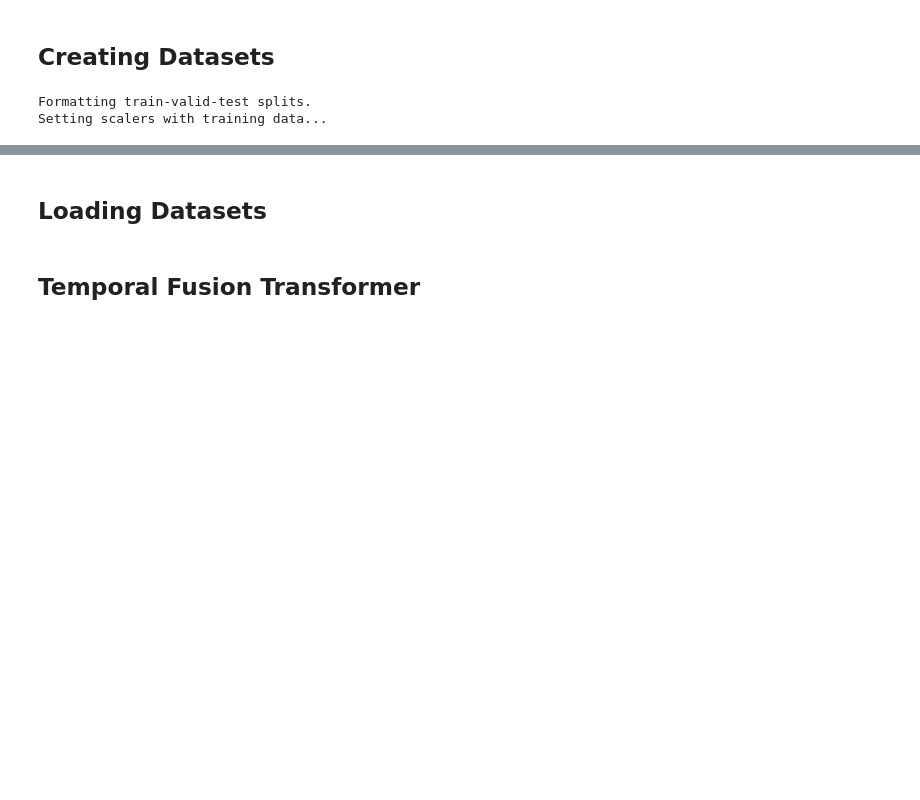
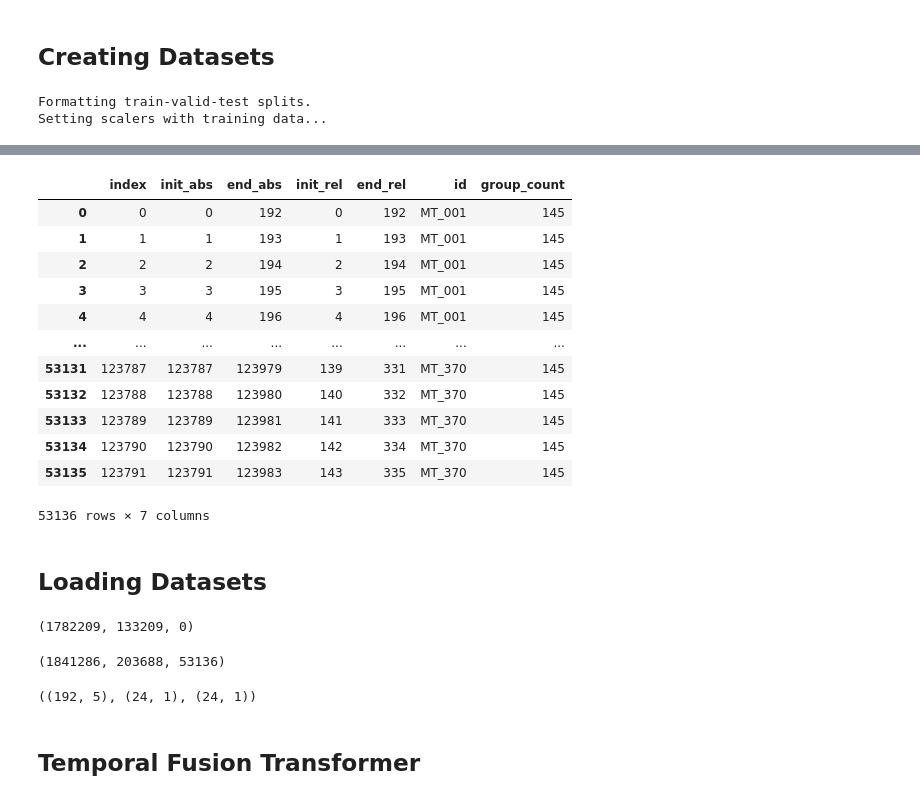
Before and after one commit to sktime/pytorch-forecasting, a Jupyter notebook: training_tft.ipynb, the cells around one changed output, grey strips where cells are left out. Saved outputs shown, nothing was run; the diff lists cells and outputs as text; code cells hidden in the pictures; blank space fills up the shorter version.

```diff
--- a/training_tft.ipynb
+++ b/training_tft.ipynb
@@ -64,0 +189,4 @@ Setting scalers with training data...
+# %%
+df_index_rel_init = g[['categorical_id']].transform(lambda x: x.reset_index(drop=True).index) \
+                        .rename(columns={'categorical_id':'init_rel'})
+df_index_rel_init
@@ -64,0 +207,4 @@ Setting scalers with training data...
+# %%
+df_index_rel_end = g[['categorical_id']].transform(lambda x: x.reset_index(drop=True).index+data_formatter.get_time_steps()) \
+                .rename(columns={'categorical_id':'end_rel'})
+df_index_rel_end
@@ -64,0 +229,4 @@ Setting scalers with training data...
+# %%
+df_total_count = g[['categorical_id']].transform(lambda x: x.shape[0] - data_formatter.get_time_steps() + 1) \
+                .rename(columns = {'categorical_id':'group_count'})
+df_total_count
@@ -64,0 +247,7 @@ Setting scalers with training data...
+# %%
+new_test = pd.concat([df_index_abs,
+                       df_index_rel_init,
+                       df_index_rel_end,
+                       test[['id']],
+                       df_total_count], axis = 1).reset_index(drop = True)
+new_test
@@ -65,9 +268,37 @@ Setting scalers with training data...
+# %%
+new_test[new_test.end_rel < test.groupby(['categorical_id']).apply(lambda x: x.shape[0]).mean()].reset_index()
+# %% [output]
+|  | index | init_abs | end_abs | init_rel | end_rel | id | group_count |
+| 0 | 0 | 0 | 192 | 0 | 192 | MT_001 | 145 |
+| 1 | 1 | 1 | 193 | 1 | 193 | MT_001 | 145 |
+| 2 | 2 | 2 | 194 | 2 | 194 | MT_001 | 145 |
+| 3 | 3 | 3 | 195 | 3 | 195 | MT_001 | 145 |
+| 4 | 4 | 4 | 196 | 4 | 196 | MT_001 | 145 |
+| ... | ... | ... | ... | ... | ... | ... | ... |
+| 53131 | 123787 | 123787 | 123979 | 139 | 331 | MT_370 | 145 |
+| 53132 | 123788 | 123788 | 123980 | 140 | 332 | MT_370 | 145 |
+| 53133 | 123789 | 123789 | 123981 | 141 | 333 | MT_370 | 145 |
+| 53134 | 123790 | 123790 | 123982 | 142 | 334 | MT_370 | 145 |
+| 53135 | 123791 | 123791 | 123983 | 143 | 335 | MT_370 | 145 |
+53136 rows × 7 columns
 # %% [markdown]
 ## Loading Datasets
 # %%
 train_dataset = TFTDataset(train)
 valid_dataset = TFTDataset(valid)
 test_dataset = TFTDataset(test)
+# %%
+len(train_dataset), len(valid_dataset), len(test_dataset)
+# %% [output]
+(1782209, 133209, 0)
+# %%
+len(train_dataset), len(valid_dataset), len(test_dataset)
+# %% [output]
+(1841286, 203688, 53136)
+# %%
+test_dataset[0][0].shape, test_dataset[0][1].shape, test_dataset[0][2].shape
+# %% [output]
+((192, 5), (24, 1), (24, 1))
 # %% [markdown]
 ## Temporal Fusion Transformer
 # %%
```
Also changed, not shown: parts of 20 cells of this notebook.
